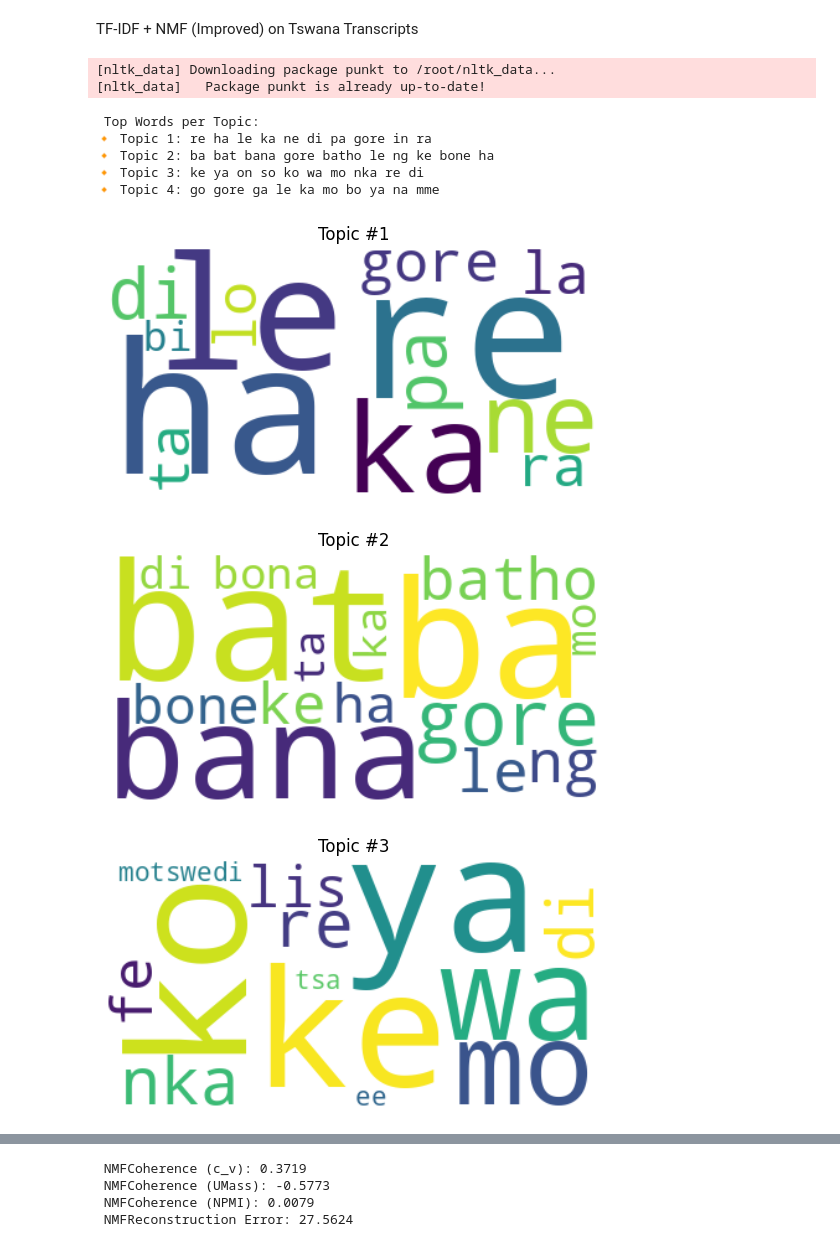
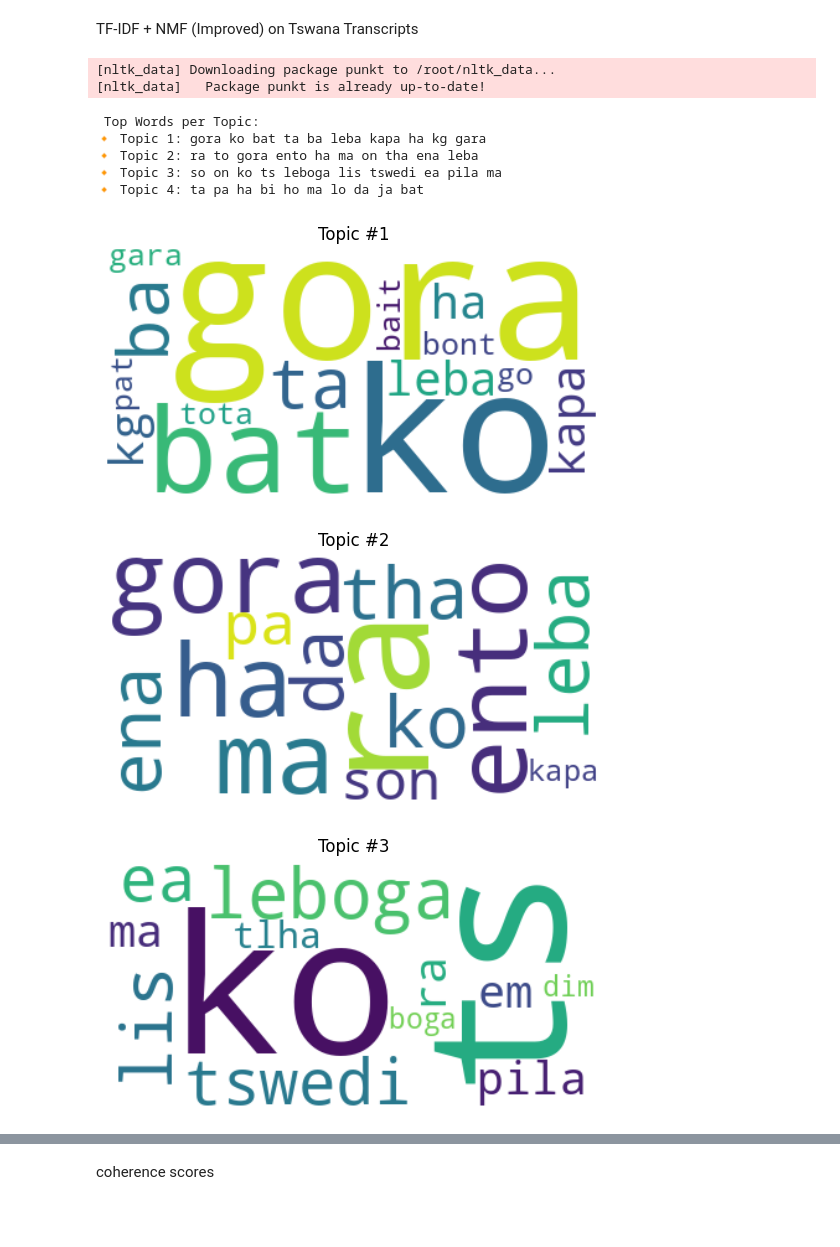
Before and after one commit to 21434809/Evaluating-ASR-Transcription-Topic-Modeling-for-Setswana, a Jupyter notebook: src/LDA_and_NMF_on_Tswana.ipynb, the cells around one changed output, grey strips where cells are left out. Saved outputs shown, nothing was run; the diff lists cells and outputs as text; code cells hidden in the pictures; blank space fills up the shorter version.

```diff
--- a/src/LDA_and_NMF_on_Tswana.ipynb
+++ b/src/LDA_and_NMF_on_Tswana.ipynb
@@ -342,7 +342,7 @@ def clean_text(text):
     if pd.isnull(text): return ''
     return text.lower().translate(str.maketrans('', '', string.punctuation))
 
-df['cleaned_tswana'] = df['Split_Sentences'].apply(clean_text)
+df['cleaned_tswana'] = df['Lemmatized_Transcription_Normal'].apply(clean_text)
 
 #  TF-IDF
 tfidf = TfidfVectorizer(max_df=0.95, min_df=2)
@@ -351,65 +351,37 @@ feature_names = tfidf.get_feature_names_out()
 
 #  Train NMF
 nmf = NMF(n_components=4, random_state=1)
 nmf.fit(X)
 
 #  Print topics
 print("\n Top Words per Topic:")
 def print_topics(model, feature_names, n_top_words=10):
     for i, topic in enumerate(model.components_):
         print(f"🔸 Topic {i+1}: {' '.join([feature_names[i] for i in topic.argsort()[:-n_top_words - 1:-1]])}")
 
 print_topics(nmf, feature_names)
 
 #  WordClouds
 for i, topic in enumerate(nmf.components_):
     wc = WordCloud(background_color='white').generate(' '.join([feature_names[j] for j in topic.argsort()[:-15 - 1:-1]]))
     plt.imshow(wc, interpolation='bilinear')
     plt.axis('off')
     plt.title(f"Topic #{i+1}")
     plt.show()
 
-
-# Evaluation: Coherence and Reconstruction Error
-tokens = df['cleaned_tswana'].apply(word_tokenize)
-dictionary = Dictionary(tokens)
-corpus = [dictionary.doc2bow(t) for t in tokens]
-
 # Extract top topic words
 topics = []
 for topic in nmf.components_:
     top_words = [feature_names[i] for i in topic.argsort()[:-10 - 1:-1]]
     topics.append(top_words)
-
-# Coherence Models
-coherence_cv = CoherenceModel(
-    topics=topics, texts=tokens, dictionary=dictionary, coherence='c_v'
-)
-coherence_umass = CoherenceModel(
-    topics=topics, texts=tokens, dictionary=dictionary, coherence='u_mass'
-)
-coherence_npmi = CoherenceModel(
-    topics=topics, texts=tokens, dictionary=dictionary, coherence='c_npmi'
-)
-
-# Get coherence scores
-cv_score = coherence_cv.get_coherence()
-umass_score = coherence_umass.get_coherence()
-npmi_score = coherence_npmi.get_coherence()
-
-# Print all results
-print(f"\n NMFCoherence (c_v): {cv_score:.4f}")
-print(f" NMFCoherence (UMass): {umass_score:.4f}")
-print(f" NMFCoherence (NPMI): {npmi_score:.4f}")
-print(f" NMFReconstruction Error: {nmf.reconstruction_err_:.4f}")
 # %% [output]
 [nltk_data] Downloading package punkt to /root/nltk_data...
 [nltk_data]   Package punkt is already up-to-date!
  Top Words per Topic:
-🔸 Topic 1: re ha le ka ne di pa gore in ra
-🔸 Topic 2: ba bat bana gore batho le ng ke bone ha
-🔸 Topic 3: ke ya on so ko wa mo nka re di
-🔸 Topic 4: go gore ga le ka mo bo ya na mme
+🔸 Topic 1: gora ko bat ta ba leba kapa ha kg gara
+🔸 Topic 2: ra to gora ento ha ma on tha ena leba
+🔸 Topic 3: so on ko ts leboga lis tswedi ea pila ma
+🔸 Topic 4: ta pa ha bi ho ma lo da ja bat
-[figure, old version]
+[figure, new version]
-[figure, old version]
+[figure, new version]
-[figure, old version]
+[figure, new version]
@@ -417,4 +389,2 @@ print(f" NMFReconstruction Error: {nmf.reconstruction_err_:.4f}")
- NMFCoherence (c_v): 0.3719
- NMFCoherence (UMass): -0.5773
- NMFCoherence (NPMI): 0.0079
- NMFReconstruction Error: 27.5624
+# %% [markdown]
+coherence scores
```
Also changed, not shown: parts of 2 cells of this notebook.
